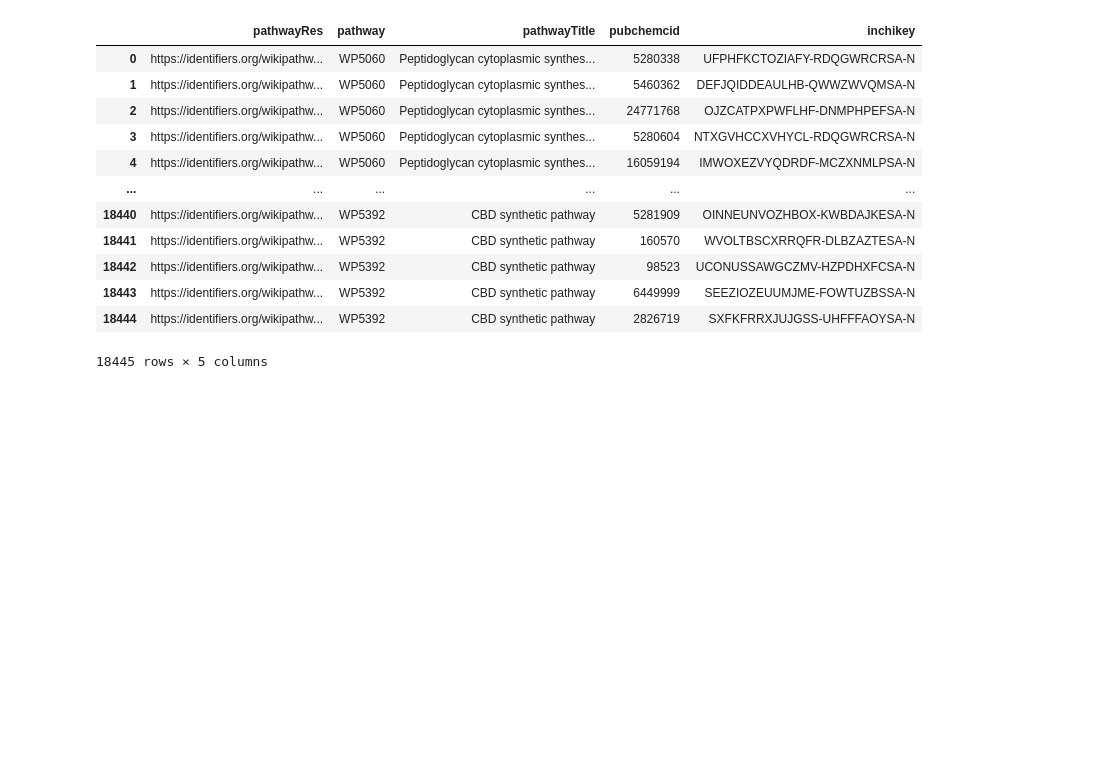
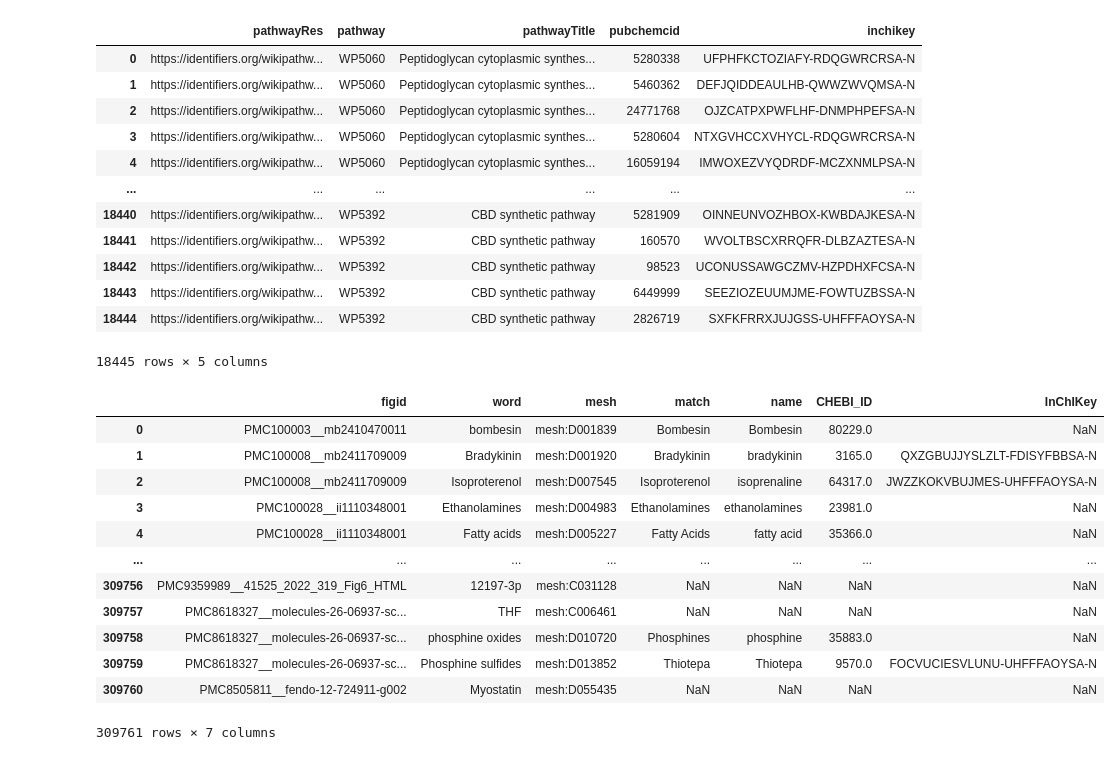
Before and after one commit to kozo2/mb-2023_poster, a Jupyter notebook: count_inchikeys_in_pathwaydbs.ipynb, the cells around one changed output. Drawn from its saved outputs; the diff is of its cells as text; code cells hidden in the pictures; blank space fills up the shorter version.

```diff
--- a/count_inchikeys_in_pathwaydbs.ipynb
+++ b/count_inchikeys_in_pathwaydbs.ipynb
@@ -154,3 +252,19 @@ wikipathways_df
 18445 rows × 5 columns
 # %%
 pfocr_df = pd.read_csv("data/pfocr/pfocr_inchikey.csv")
+# %%
+pfocr_df
+# %% [output]
+|  | figid | word | mesh | match | name | CHEBI_ID | InChIKey |
+| 0 | PMC100003__mb2410470011 | bombesin | mesh:D001839 | Bombesin | Bombesin | 80229.0 | NaN |
+| 1 | PMC100008__mb2411709009 | Bradykinin | mesh:D001920 | Bradykinin | bradykinin | 3165.0 | QXZGBUJJYSLZLT-FDISYFBBSA-N |
+| 2 | PMC100008__mb2411709009 | Isoproterenol | mesh:D007545 | Isoproterenol | isoprenaline | 64317.0 | JWZZKOKVBUJMES-UHFFFAOYSA-N |
+| 3 | PMC100028__ii1110348001 | Ethanolamines | mesh:D004983 | Ethanolamines | ethanolamines | 23981.0 | NaN |
+| 4 | PMC100028__ii1110348001 | Fatty acids | mesh:D005227 | Fatty Acids | fatty acid | 35366.0 | NaN |
+| ... | ... | ... | ... | ... | ... | ... | ... |
+| 309756 | PMC9359989__41525_2022_319_Fig6_HTML | 12197-3p | mesh:C031128 | NaN | NaN | NaN | NaN |
+| 309757 | PMC8618327__molecules-26-06937-sc... | THF | mesh:C006461 | NaN | NaN | NaN | NaN |
+| 309758 | PMC8618327__molecules-26-06937-sc... | phosphine oxides | mesh:D010720 | Phosphines | phosphine | 35883.0 | NaN |
+| 309759 | PMC8618327__molecules-26-06937-sc... | Phosphine sulfides | mesh:D013852 | Thiotepa | Thiotepa | 9570.0 | FOCVUCIESVLUNU-UHFFFAOYSA-N |
+| 309760 | PMC8505811__fendo-12-724911-g002 | Myostatin | mesh:D055435 | NaN | NaN | NaN | NaN |
+309761 rows × 7 columns
```
Also changed, not shown: parts of 20 cells of this notebook.
